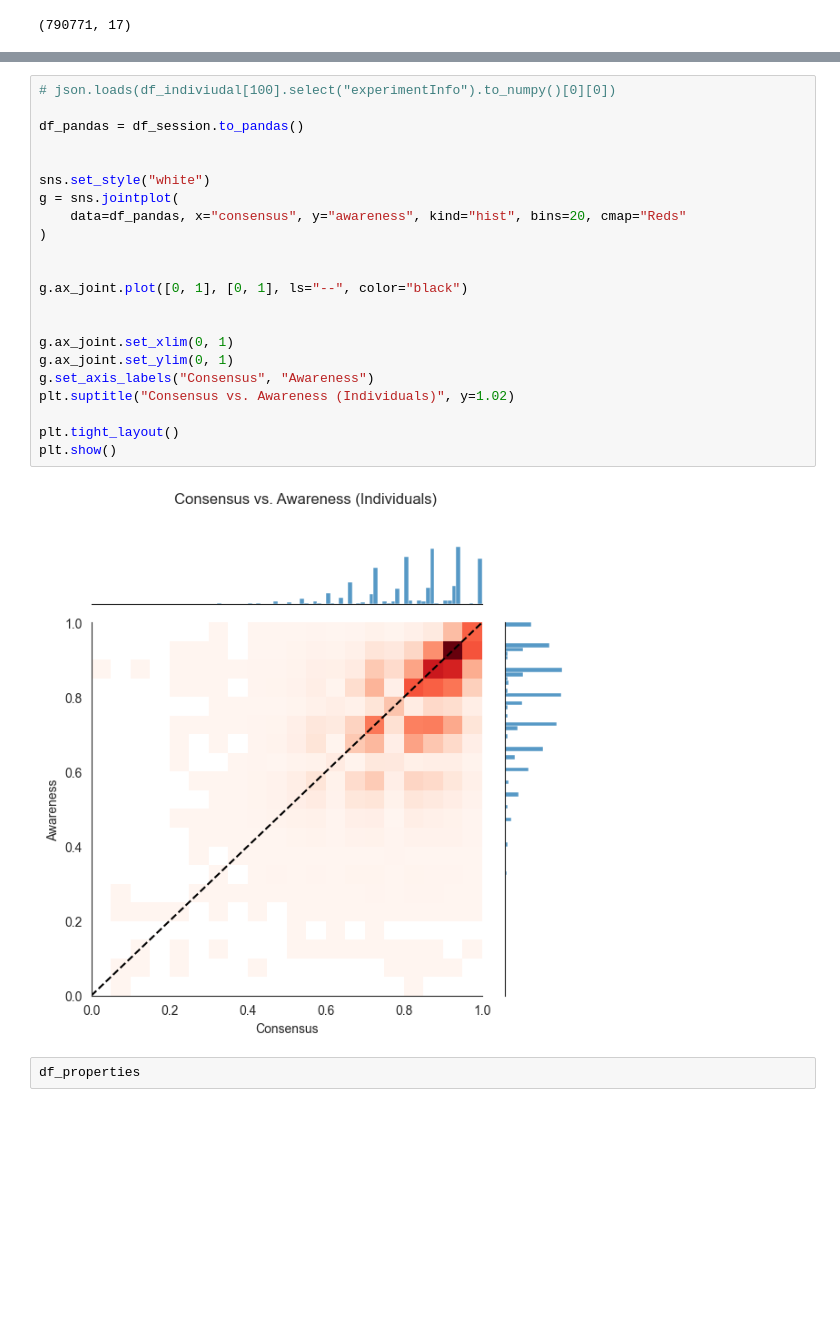
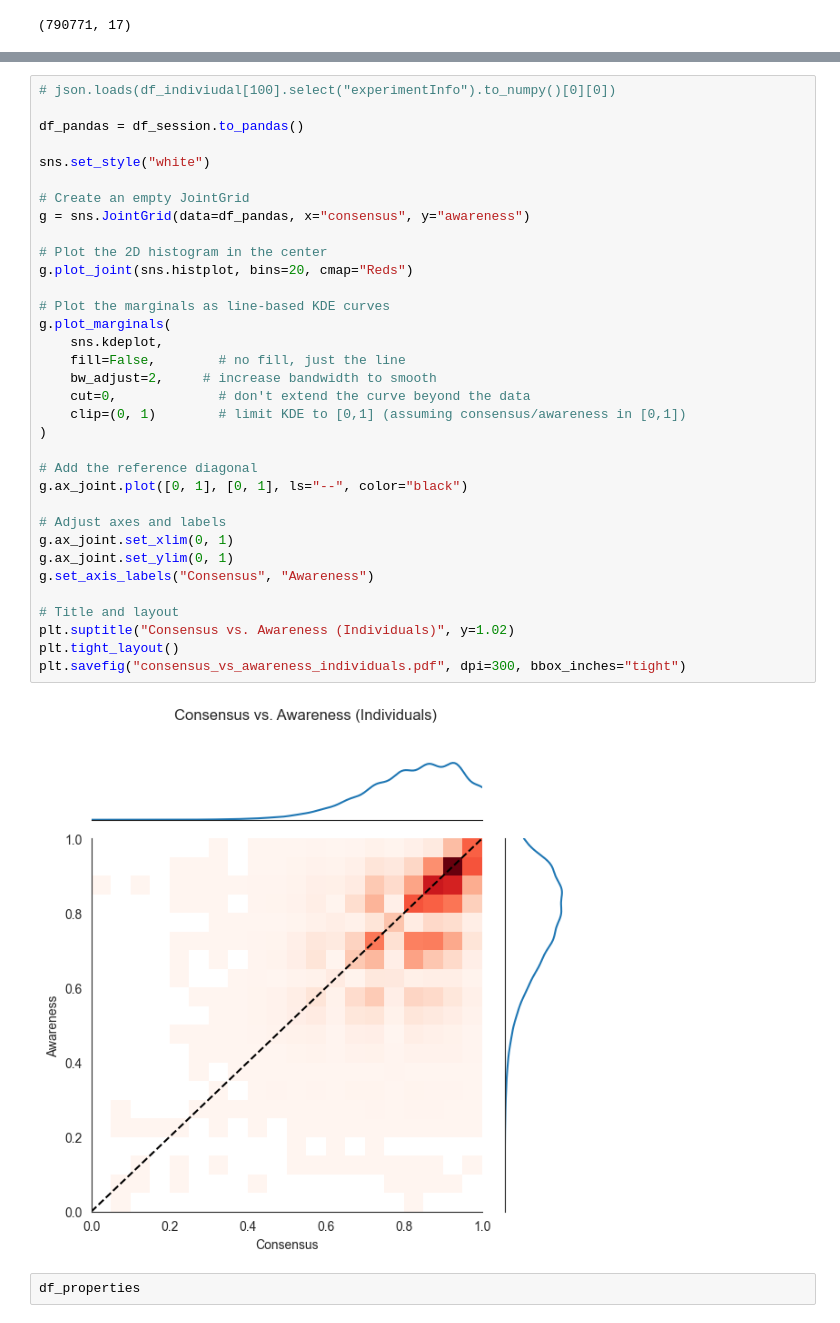
Before and after one commit to Watts-Lab/commonsense-data, a Jupyter notebook: .scripts/dashboard.ipynb, the cells around one changed output, grey strips where cells are left out. Cells and saved outputs as stored; diff of their text form; blank space fills up the shorter version.

```diff
--- a/.scripts/dashboard.ipynb
+++ b/.scripts/dashboard.ipynb
@@ -134,27 +134,39 @@ shape: (46_618, 5)
 # %%
 # json.loads(df_indiviudal[100].select("experimentInfo").to_numpy()[0][0])
 
 df_pandas = df_session.to_pandas()
 
+sns.set_style("white")
 
-sns.set_style("white")
-g = sns.jointplot(
-    data=df_pandas, x="consensus", y="awareness", kind="hist", bins=20, cmap="Reds"
+# Create an empty JointGrid
+g = sns.JointGrid(data=df_pandas, x="consensus", y="awareness")
+
+# Plot the 2D histogram in the center
+g.plot_joint(sns.histplot, bins=20, cmap="Reds")
+
+# Plot the marginals as line-based KDE curves
+g.plot_marginals(
+    sns.kdeplot,
+    fill=False,        # no fill, just the line
+    bw_adjust=2,     # increase bandwidth to smooth
+    cut=0,             # don't extend the curve beyond the data
+    clip=(0, 1)        # limit KDE to [0,1] (assuming consensus/awareness in [0,1])
 )
 
-
+# Add the reference diagonal
 g.ax_joint.plot([0, 1], [0, 1], ls="--", color="black")
 
-
+# Adjust axes and labels
 g.ax_joint.set_xlim(0, 1)
 g.ax_joint.set_ylim(0, 1)
 g.set_axis_labels("Consensus", "Awareness")
+
+# Title and layout
 plt.suptitle("Consensus vs. Awareness (Individuals)", y=1.02)
-
 plt.tight_layout()
-plt.show()
+plt.savefig("consensus_vs_awareness_individuals.pdf", dpi=300, bbox_inches="tight")
 # %% [output]
-[figure, old version]
+[figure, new version]
 # %%
 df_properties
 # %% [output]
```
Also changed, not shown: parts of 14 cells of this notebook.
